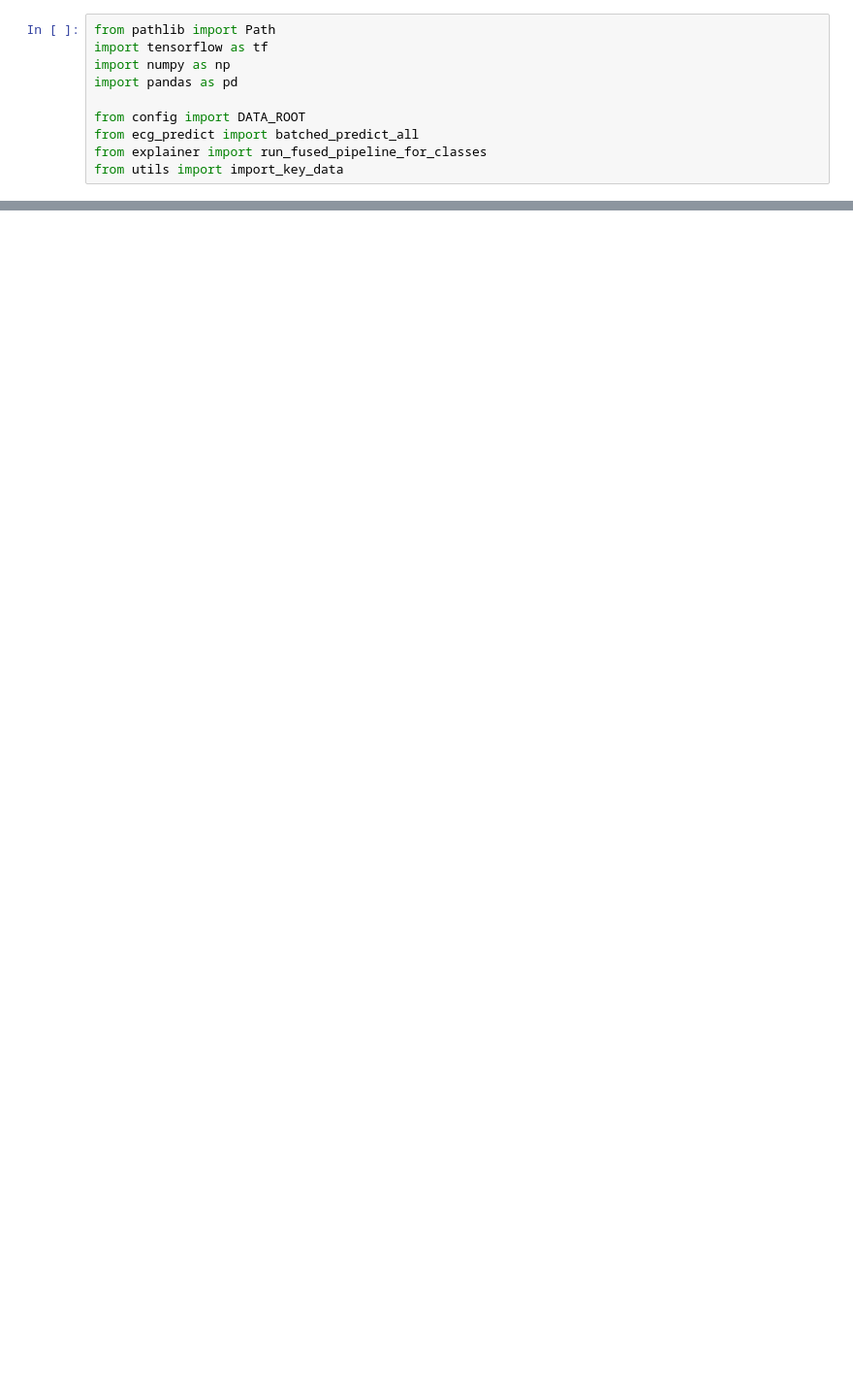
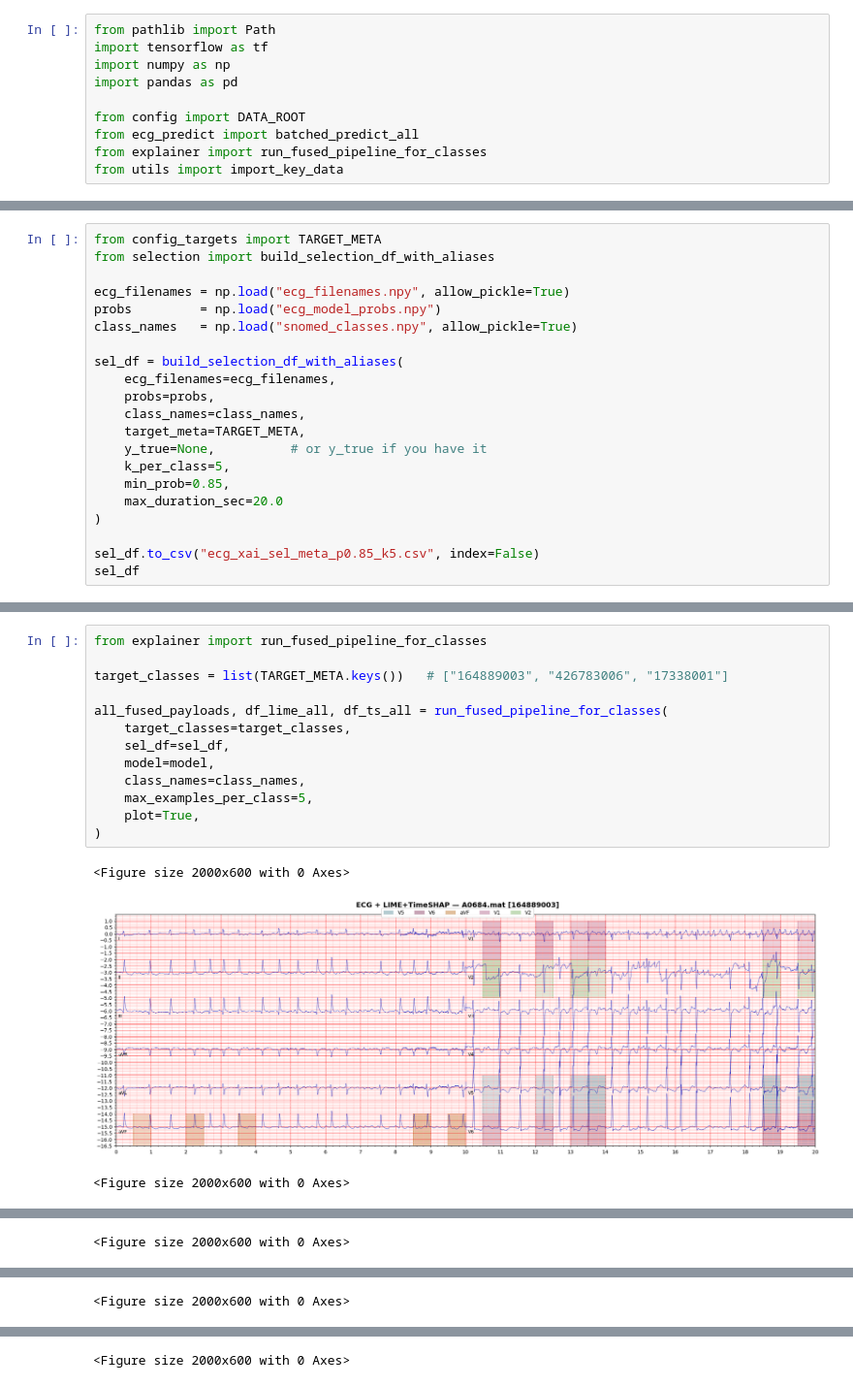
Before and after one commit to nareshwar/ecg-xai, a Jupyter notebook: notebook/ecg-xai.ipynb, the cells around one changed output, grey strips where cells are left out. Shown at 97% size. Drawn from its saved outputs; the diff is of its cells as text; blank space fills up the shorter version.

```diff
--- a/notebook/ecg-xai.ipynb
+++ b/notebook/ecg-xai.ipynb
@@ -45,0 +32,21 @@ all_fused_payloads, df_lime_all, df_ts_all = run_fused_pipeline_for_classes(
+# %%
+from config_targets import TARGET_META
+from selection import build_selection_df_with_aliases
+
+ecg_filenames = np.load("ecg_filenames.npy", allow_pickle=True)
+probs         = np.load("ecg_model_probs.npy")
+class_names   = np.load("snomed_classes.npy", allow_pickle=True)
+
+sel_df = build_selection_df_with_aliases(
+    ecg_filenames=ecg_filenames,
+    probs=probs,
+    class_names=class_names,
+    target_meta=TARGET_META,
+    y_true=None,          # or y_true if you have it
+    k_per_class=5,
+    min_prob=0.85,
+    max_duration_sec=20.0
+)
+
+sel_df.to_csv("ecg_xai_sel_meta_p0.85_k5.csv", index=False)
+sel_df
@@ -45,0 +63,17 @@ all_fused_payloads, df_lime_all, df_ts_all = run_fused_pipeline_for_classes(
+# %%
+from explainer import run_fused_pipeline_for_classes
+
+target_classes = list(TARGET_META.keys())   # ["164889003", "426783006", "17338001"]
+
+all_fused_payloads, df_lime_all, df_ts_all = run_fused_pipeline_for_classes(
+    target_classes=target_classes,
+    sel_df=sel_df,
+    model=model,
+    class_names=class_names,
+    max_examples_per_class=5,
+    plot=True,
+)
+# %% [output]
+<Figure size 2000x600 with 0 Axes>
+[figure, added]
+<Figure size 2000x600 with 0 Axes>
@@ -45,0 +81 @@ all_fused_payloads, df_lime_all, df_ts_all = run_fused_pipeline_for_classes(
+<Figure size 2000x600 with 0 Axes>
@@ -45,0 +83 @@ all_fused_payloads, df_lime_all, df_ts_all = run_fused_pipeline_for_classes(
+<Figure size 2000x600 with 0 Axes>
@@ -45,0 +85 @@ all_fused_payloads, df_lime_all, df_ts_all = run_fused_pipeline_for_classes(
+<Figure size 2000x600 with 0 Axes>
```
Also changed, not shown: parts of 9 cells of this notebook, 7 other files.
